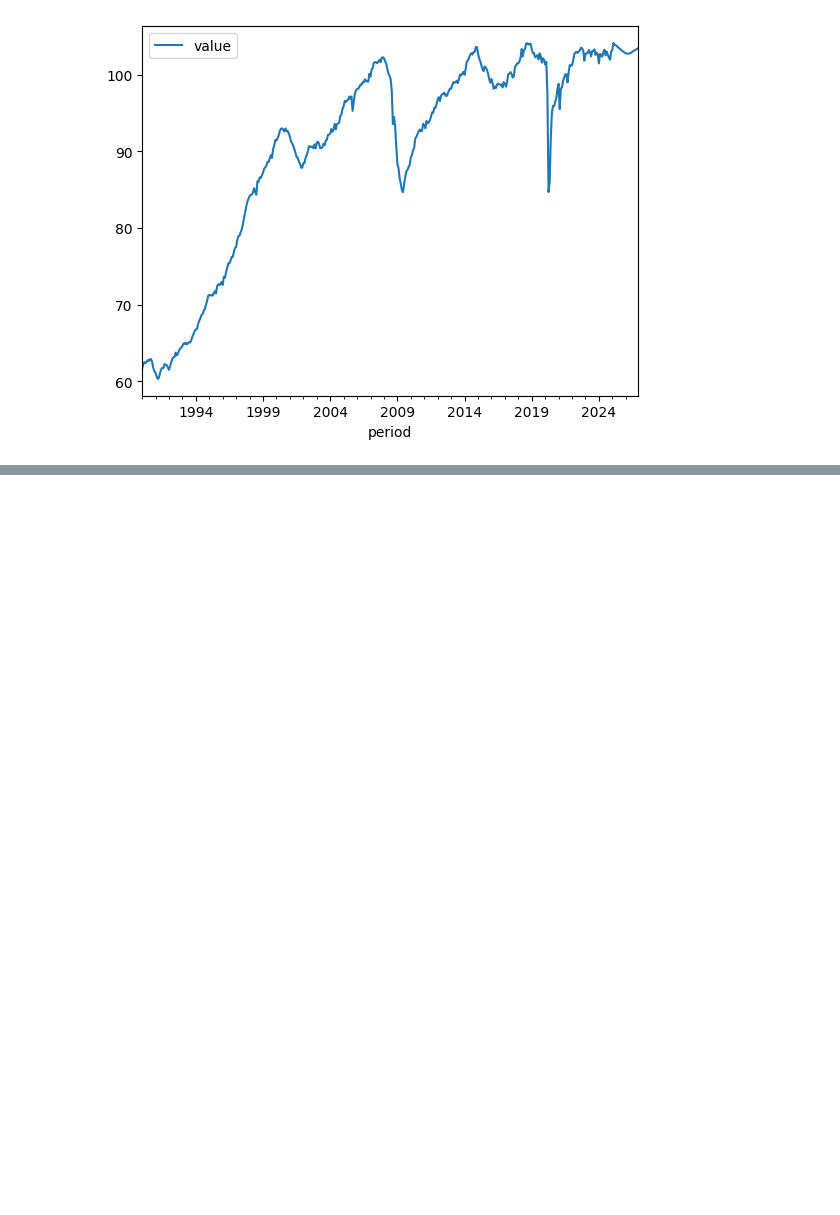
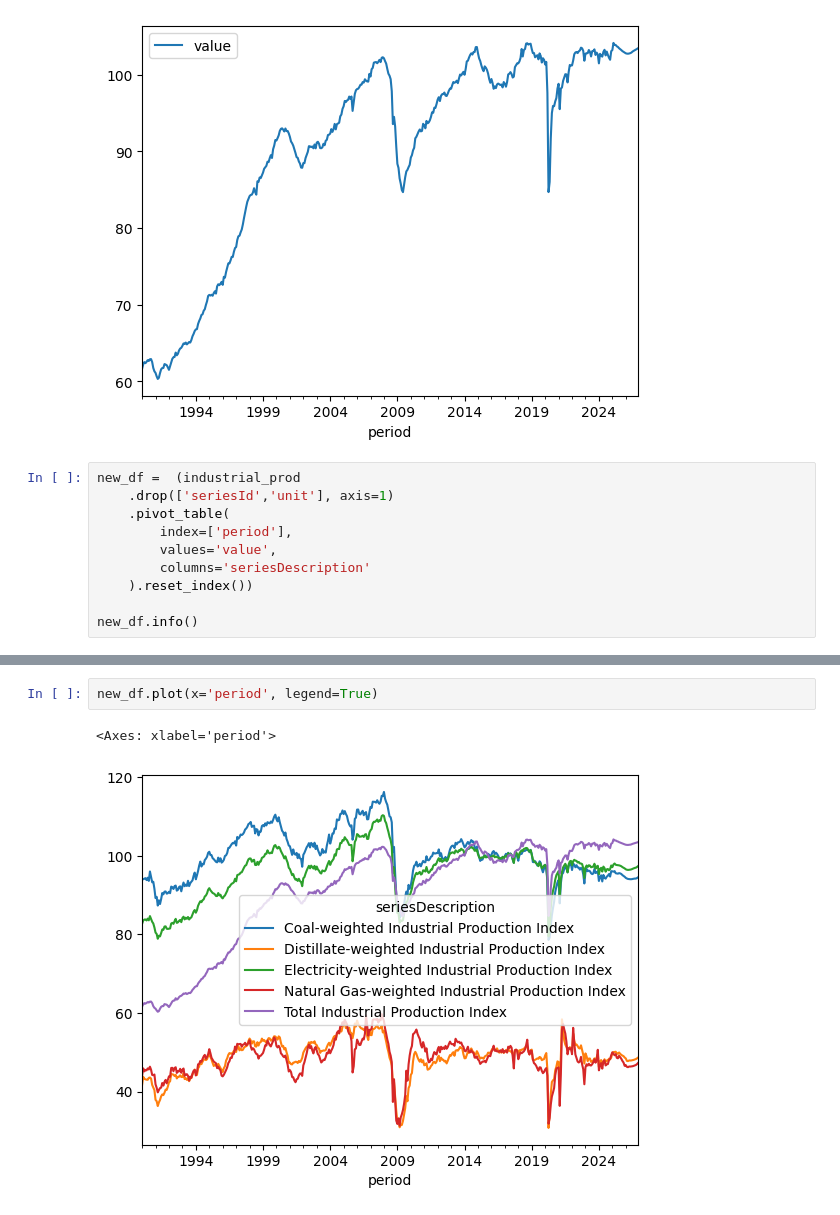
Before and after one commit to fernandosbrj/eda_eia, a Jupyter notebook: eiaAPI.ipynb, the cells around one changed output, grey strips where cells are left out. Saved outputs shown, nothing was run; the diff lists cells and outputs as text; blank space fills up the shorter version.

Commit message:
alguns gráficos de produção industrial

```diff
--- a/eiaAPI.ipynb
+++ b/eiaAPI.ipynb
@@ -94,3 +94,13 @@ industrial_prod[industrial_prod.seriesId=='ZOTOIUS'].plot(x='period', y='value')
 # %% [output]
 <Axes: xlabel='period'>
 [figure]
+# %%
+new_df =  (industrial_prod
+    .drop(['seriesId','unit'], axis=1)
+    .pivot_table(
+        index=['period'],
+        values='value',
+        columns='seriesDescription'
+    ).reset_index())
+
+new_df.info()
@@ -96,0 +121,5 @@ industrial_prod[industrial_prod.seriesId=='ZOTOIUS'].plot(x='period', y='value')
+# %%
+new_df.plot(x='period', legend=True)
+# %% [output]
+<Axes: xlabel='period'>
+[figure, added]
```
Also changed, not shown: parts of 15 cells of this notebook.
